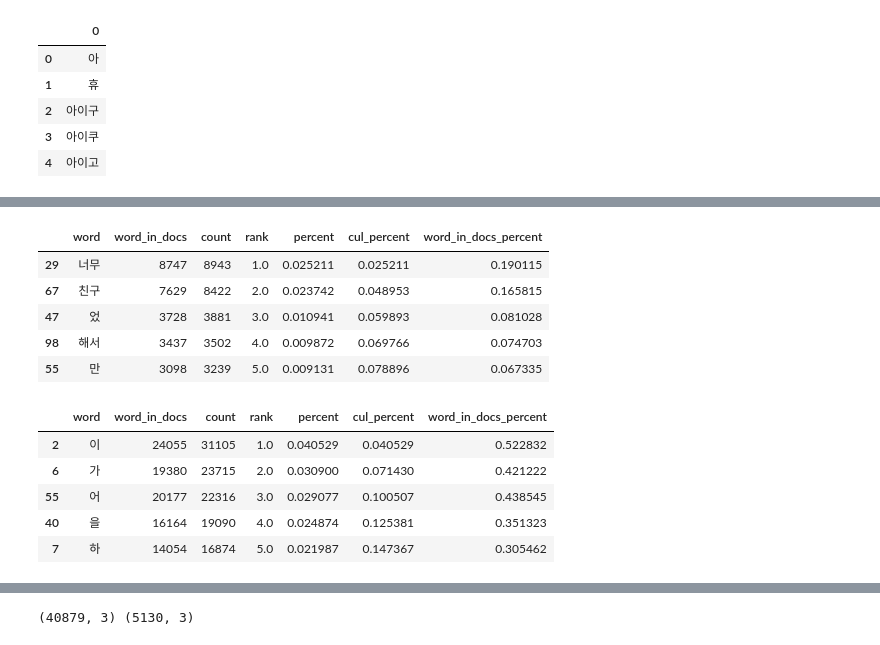
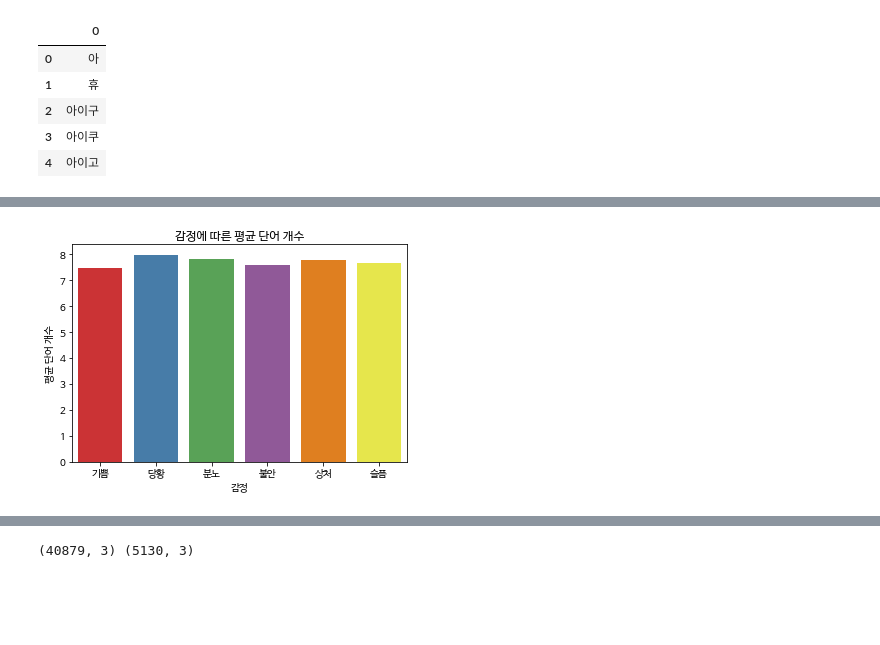
Before and after one commit to JaydenLee1116/Project4_Multi_Classification_Emotion_Prediction, a Jupyter notebook: Project_Multi-Classification-emotion.ipynb, the cells around one changed output, grey strips where cells are left out. Cells and saved outputs as stored; diff of their text form; code cells hidden in the pictures; blank space fills up the shorter version.

```diff
--- a/Project_Multi-Classification-emotion.ipynb
+++ b/Project_Multi-Classification-emotion.ipynb
@@ -348,3 +316,11 @@ df.head()
+# %%
+sns.barplot(data=train, x=['기쁨', '당황', '분노', '불안', '상처', '슬픔'], y=train.groupby(by='label').mean()['tokens_ct'], palette='Set1')
+plt.title('감정에 따른 평균 단어 개수')
+plt.xlabel('감정')
+plt.ylabel('평균 단어 개수')
+plt.show();
+# %% [output]
+[figure, added]
 # %%
 from collections import Counter
 
@@ -397,23 +373,3 @@ def word_count(docs):
     wc['word_in_docs_percent'] = wc['word_in_docs'].apply(lambda x: x / total_docs)
 
     return wc.sort_values(by='rank')
-# %%
-wc = word_count(df['token_morphs_no_stop'])
-wc.head()
-# %% [output]
-|  | word | word_in_docs | count | rank | percent | cul_percent | word_in_docs_percent |
-| 29 | 너무 | 8747 | 8943 | 1.0 | 0.025211 | 0.025211 | 0.190115 |
-| 67 | 친구 | 7629 | 8422 | 2.0 | 0.023742 | 0.048953 | 0.165815 |
-| 47 | 었 | 3728 | 3881 | 3.0 | 0.010941 | 0.059893 | 0.081028 |
-| 98 | 해서 | 3437 | 3502 | 4.0 | 0.009872 | 0.069766 | 0.074703 |
-| 55 | 만 | 3098 | 3239 | 5.0 | 0.009131 | 0.078896 | 0.067335 |
-# %%
-wc = word_count(df['token_morphs'])
-wc.head()
-# %% [output]
-|  | word | word_in_docs | count | rank | percent | cul_percent | word_in_docs_percent |
-| 2 | 이 | 24055 | 31105 | 1.0 | 0.040529 | 0.040529 | 0.522832 |
-| 6 | 가 | 19380 | 23715 | 2.0 | 0.030900 | 0.071430 | 0.421222 |
-| 55 | 어 | 20177 | 22316 | 3.0 | 0.029077 | 0.100507 | 0.438545 |
-| 40 | 을 | 16164 | 19090 | 4.0 | 0.024874 | 0.125381 | 0.351323 |
-| 7 | 하 | 14054 | 16874 | 5.0 | 0.021987 | 0.147367 | 0.305462 |
```
Also changed, not shown: parts of 114 cells of this notebook, 6 other files.
